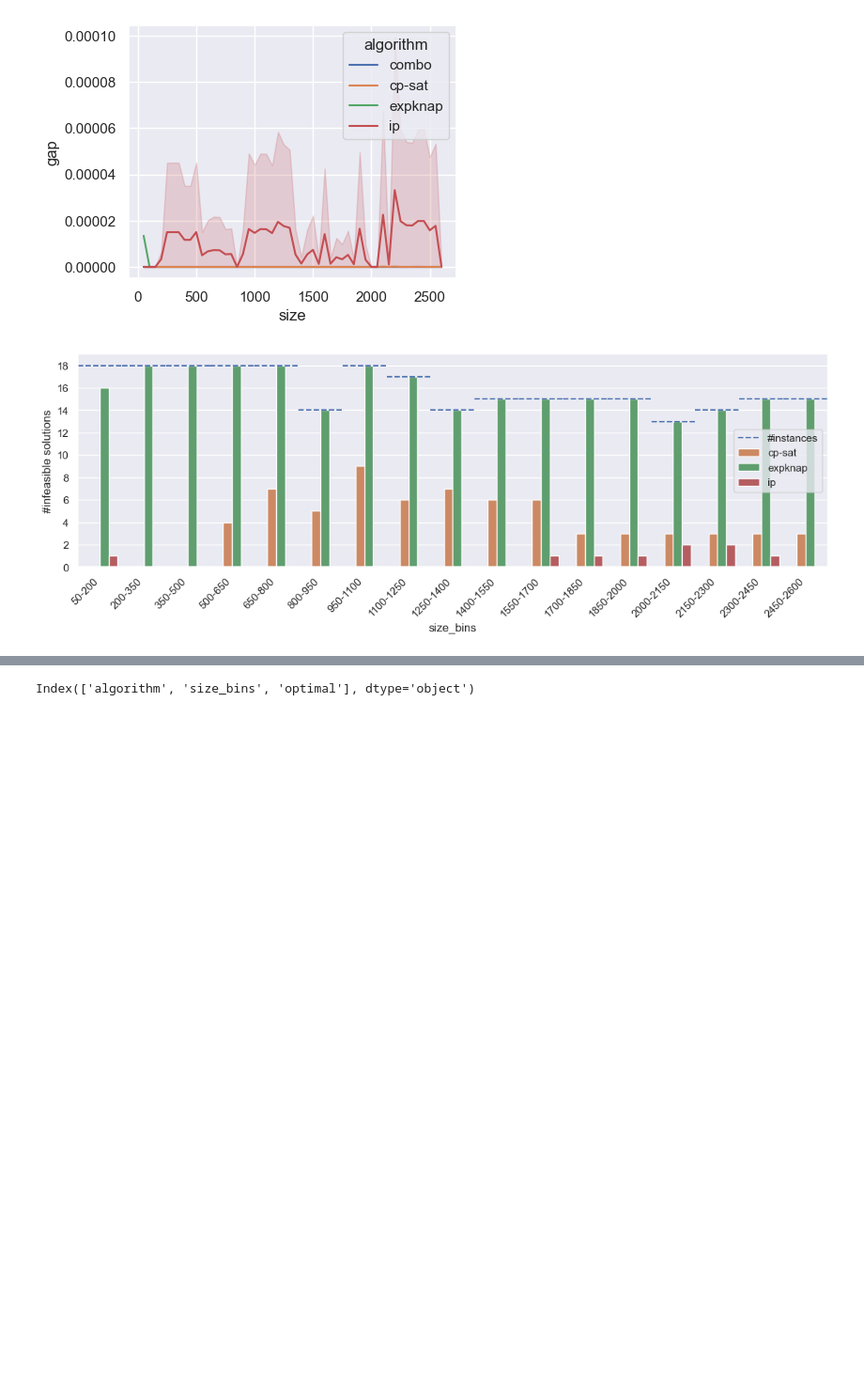
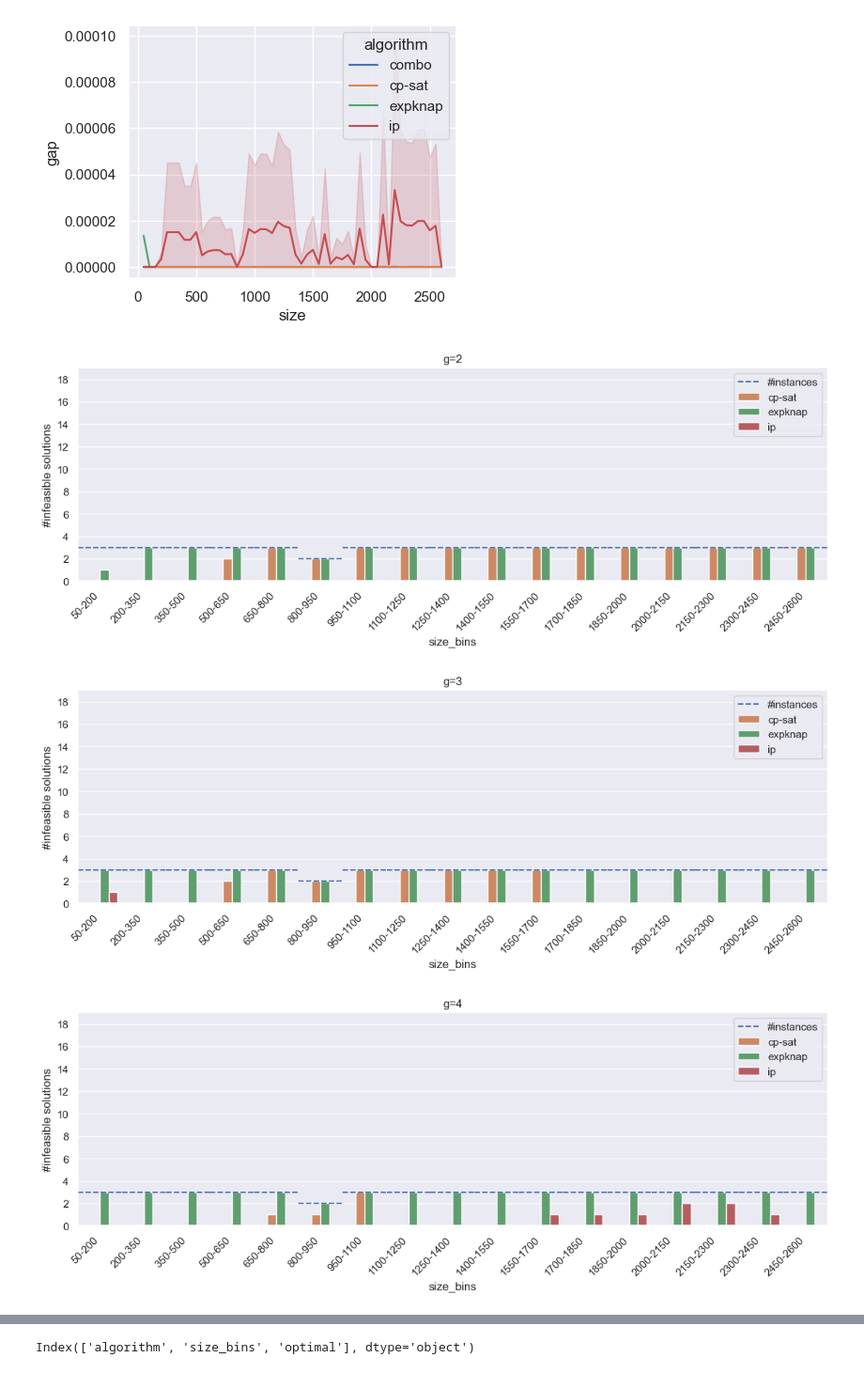
Before and after one commit to SoerenWilkening/QTG_0-1Knapsack, a Jupyter notebook: evaluation/06_classical_comparison.ipynb, the cells around one changed output, grey strips where cells are left out. Shown at 94% size. Cells and saved outputs as stored; diff of their text form; code cells hidden in the pictures; blank space fills up the shorter version.

```diff
--- a/evaluation/06_classical_comparison.ipynb
+++ b/evaluation/06_classical_comparison.ipynb
@@ -125,6 +125,8 @@ def parse_row(row):
     if "best_bound" in row["result"]:
         local_gap = np.abs(row['result']['best_bound']-row['result']['objective_value']) / np.abs(row['result']['objective_value'])
 
+    # parse g from instance name. it is of form *g_x_*
+    g = int(re.match(r'.+\_g\_([0-9]+)\_.+', instance_name).group(1))
 
     return {
         'algorithm': row['parameters']['args']['solver'],
@@ -132,6 +134,7 @@ def parse_row(row):
         'elapsed_real_time': (row['result']['elapsed_real_time']),
         'instance': instance_name,
         'feasible': is_feasible,
+        'g': g,
         'infeasible':not is_feasible,
         'gap': gap,
         'local_gap': local_gap,
@@ -158,28 +161,36 @@ sns.lineplot(data=results[(results["feasible"] ==True)], x='size', y='gap', hue=
 <Axes: xlabel='size', ylabel='gap'>
 [figure]
 # %%
-how_many_infeasible = results.groupby(['algorithm', 'size_bins'], observed=True)['infeasible'].sum().reset_index()
-how_many_feasible = results.groupby(['algorithm', 'size_bins'], observed=True)['feasible'].sum().reset_index()
+for g in sorted(results['g'].unique()):
+    current_results = results[results['g'] == g]
 
-fig, ax = plt.subplots(figsize=(14, 4))
+    how_many_infeasible = current_results.groupby(['algorithm', 'size_bins'], observed=True)['infeasible'].sum().reset_index()
+    how_many_feasible = current_results.groupby(['algorithm', 'size_bins'], observed=True)['feasible'].sum().reset_index()
 
-for i, row in how_many_feasible.iterrows():
-    if row['algorithm'] != "combo":
-        continue
-    ax.plot([i-0.5, i+0.5], [row['feasible'], row['feasible']], color='C0', linestyle='--', label="#instances" if i == 0 else None)
+    fig, ax = plt.subplots(figsize=(14, 4))
 
-sns.barplot(data=how_many_infeasible[how_many_infeasible["algorithm"] != "combo"], x='size_bins', y='infeasible', hue='algorithm', hue_order=["combo", "cp-sat", "expknap", "ip"], ax=ax)
+    for i, row in how_many_feasible.iterrows():
+        if row['algorithm'] != "combo":
+            continue
+        ax.plot([i-0.5, i+0.5], [row['feasible'], row['feasible']], color='C0', linestyle='--', label="#instances" if i == 0 else None)
 
-ax.set_ylim(0, 19)
-ax.set_yticks(list(range(0, 20, 2)))
-ax.set_xticks(ax.get_xticks(), ax.get_xticklabels(), rotation=45, ha='right')
-ax.set_ylabel("#infeasible solutions")
-legend = ax.legend()
-handles, labels = ax.get_legend_handles_labels()
+    sns.barplot(data=how_many_infeasible[how_many_infeasible["algorithm"] != "combo"], x='size_bins', y='infeasible', hue='algorithm', hue_order=["combo", "cp-sat", "expknap", "ip"], ax=ax)
+
+    ax.set_ylim(0, 19)
+    ax.set_yticks(list(range(0, 20, 2)))
+    ax.set_xticks(ax.get_xticks(), ax.get_xticklabels(), rotation=45, ha='right')
+    ax.set_ylabel("#infeasible solutions")
+    legend = ax.legend()
+    handles, labels = ax.get_legend_handles_labels()
 
 
-ax.legend(handles=handles[:1]+handles[2:], labels=labels[:1]+labels[2:])
+    ax.legend(handles=handles[:1]+handles[2:], labels=labels[:1]+labels[2:])
+    ax.set_title(f"g={g}")
 
-plt.show()
+    fig.savefig(f"infeasible_{g}.pdf", bbox_inches='tight')
+
+    plt.show()
 # %% [output]
-[figure, old version]
+[figure, new version]
+[figure, added]
+[figure, added]
```
Also changed, not shown: parts of 1 cell of this notebook.
